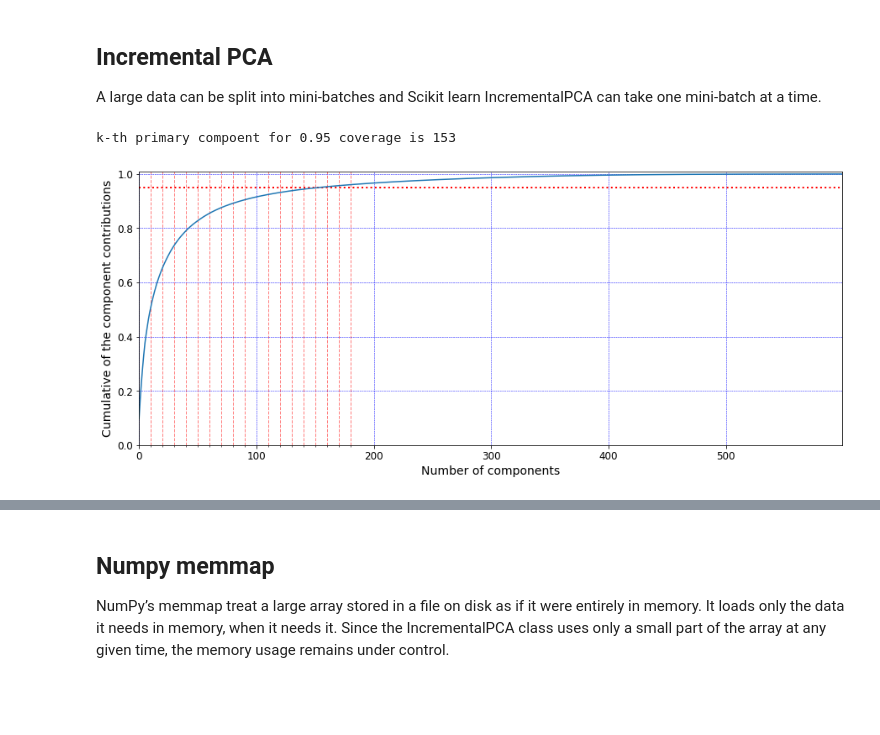
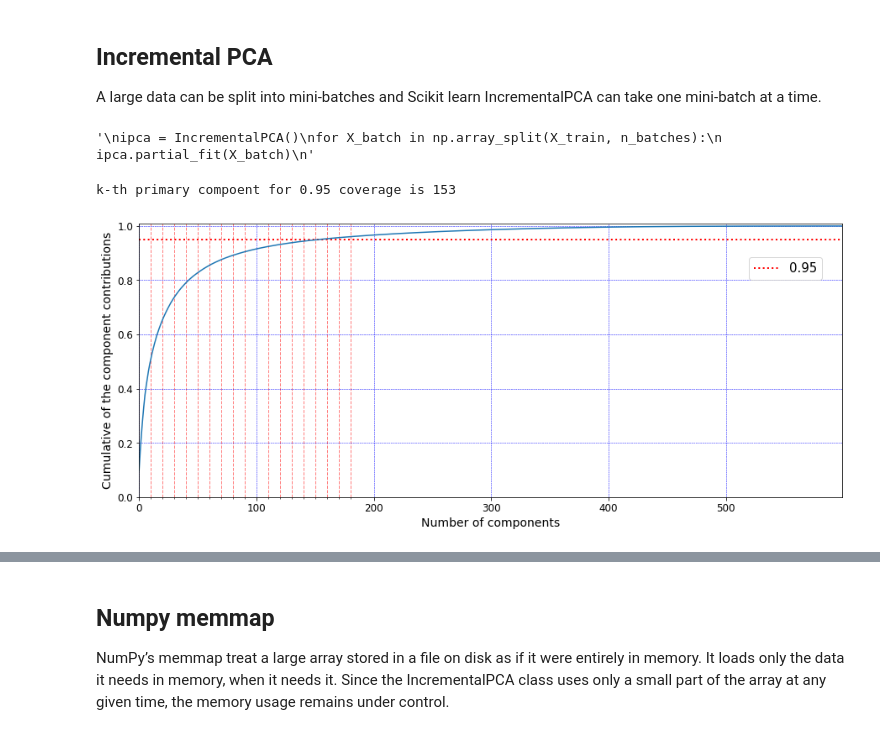
Before and after one commit to oonisim/Jupyter-Notebok, a Jupyter notebook: pca.ipynb, the cells around one changed output, grey strips where cells are left out. Saved outputs shown, nothing was run; the diff lists cells and outputs as text; code cells hidden in the pictures; blank space fills up the shorter version.

Commit message:
Incremental PCA

```diff
--- a/pca.ipynb
+++ b/pca.ipynb
@@ -310,21 +320,25 @@ A large data can be split into mini-batches and Scikit learn IncrementalPCA can
 # %%
 from sklearn.decomposition import IncrementalPCA
 
+m, n = _X_train.shape
 n_batches = 100
+
+ipca = IncrementalPCA(batch_size=(m // n_batches))
+ipca.fit(_X_train)
+"""
 ipca = IncrementalPCA()
 for X_batch in np.array_split(X_train, n_batches):
     ipca.partial_fit(X_batch)
-
-X_reduced = ipca.transform(X_train)
+"""
+# %% [output]
+'\nipca = IncrementalPCA()\nfor X_batch in np.array_split(X_train, n_batches):\n    ipca.partial_fit(X_batch)\n'
 # %%
-ipca_contribution_cumulatives = ipca.explained_variance_ratio_.cumsum()
-
 plt.figure(figsize=(15, 6))
 plot_coverage(
-    ipca_contribution_cumulatives,
+    ipca.explained_variance_ratio_.cumsum(),
     "Number of components",
     "Cumulative of the component contributions"
 )
 # %% [output]
 k-th primary compoent for 0.95 coverage is 153
-[figure, old version]
+[figure, new version]
```
Also changed, not shown: parts of 20 cells of this notebook.
